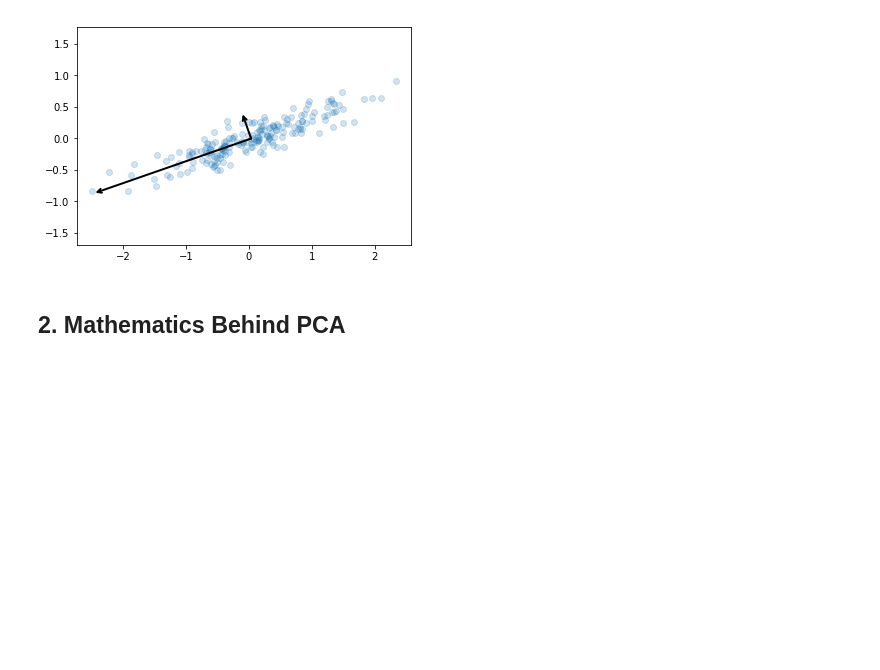
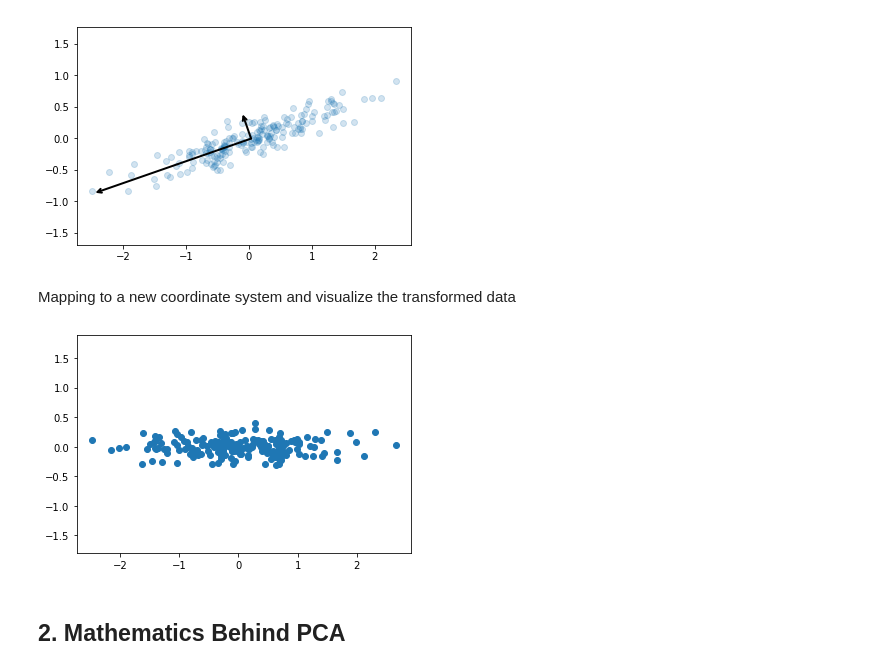
Before and after one commit to Jay4869/Data-Science, a Jupyter notebook: Machine Learning/Clustering/Principal Component Analysis.ipynb, the cells around one changed output. Drawn from its saved outputs; the diff is of its cells as text; code cells hidden in the pictures; blank space fills up the shorter version.

```diff
--- a/Machine Learning/Clustering/Principal Component Analysis.ipynb
+++ b/Machine Learning/Clustering/Principal Component Analysis.ipynb
@@ -57,6 +56,14 @@ for length, vector in zip(pca.explained_variance_, pca.components_):
 plt.axis('equal');
 # %% [output]
 [figure]
+# %% [markdown]
+Mapping to a new coordinate system and visualize the transformed data
+# %%
+X_trans = pca.transform(X)
+plt.scatter(X_trans[:, 0], X_trans[:, 1])
+plt.axis('equal');
+# %% [output]
+[figure, added]
 # %% [markdown]
 ## 2. Mathematics Behind PCA
 # %%
```
Also changed, not shown: parts of 5 cells of this notebook.
